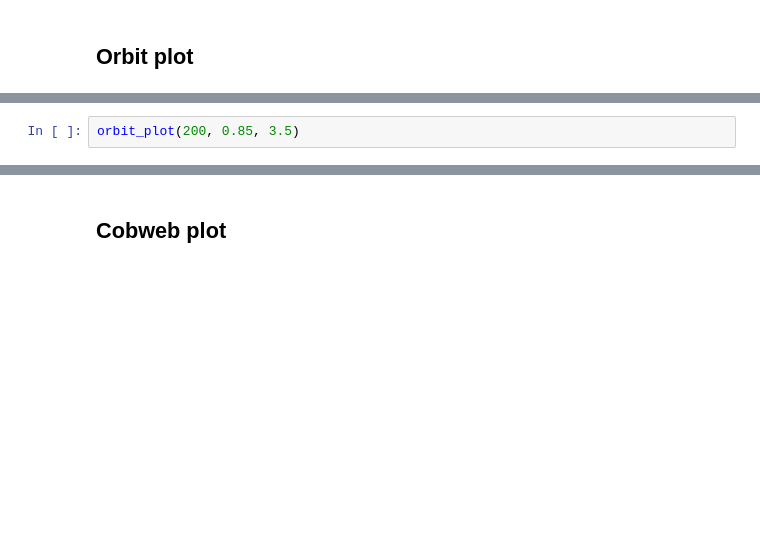
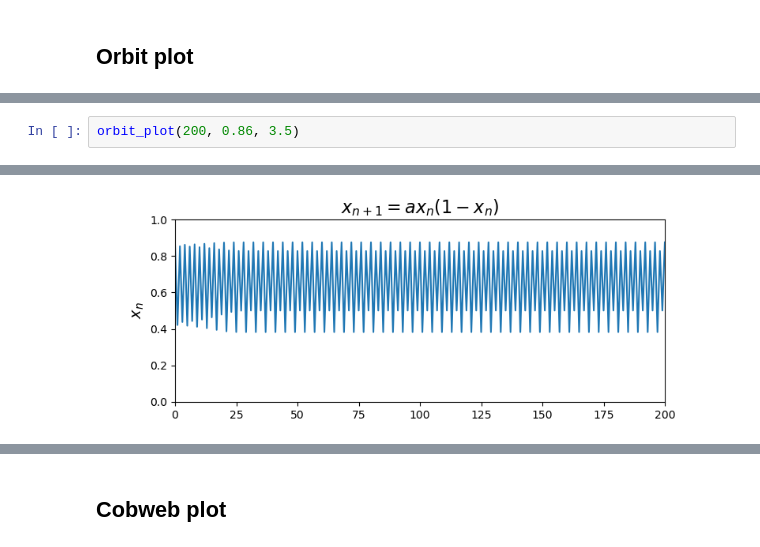
Before and after one commit to kuvychko/numeric_exploration, a Jupyter notebook: logistic_map.ipynb, the cells around one changed output, grey strips where cells are left out. Cells and saved outputs as stored; diff of their text form; blank space fills up the shorter version.

```diff
--- a/logistic_map.ipynb
+++ b/logistic_map.ipynb
@@ -74,3 +85,3 @@ orbit_plot(200, 0.85, 3)
 # %%
-orbit_plot(200, 0.85, 3.5)
+orbit_plot(200, 0.86, 3.5)
 # %% [output]
@@ -79 +88,2 @@ orbit_plot(200, 0.85, 3.5)
+[figure, added]
 # %%
```
Also changed, not shown: parts of 19 cells of this notebook, 2 other files.
